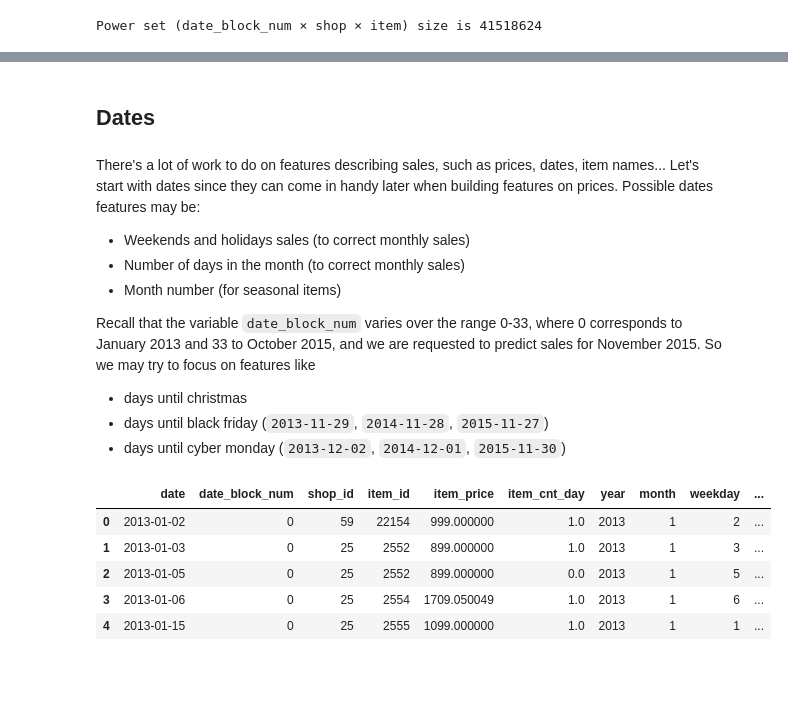
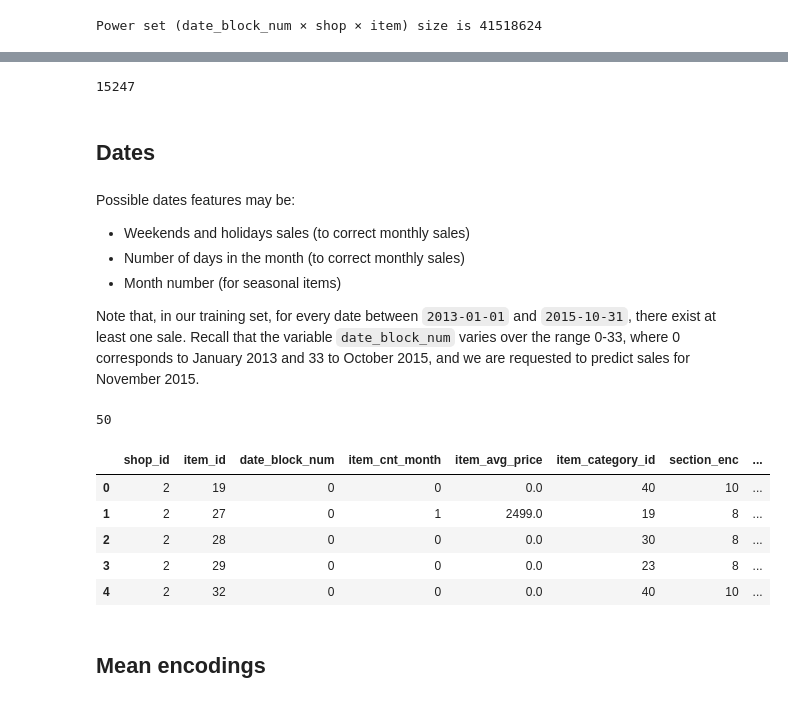
Before and after one commit to pietroventurini/predict-future-sales, a Jupyter notebook: Predict_Future_Sales_EDA.ipynb, the cells around one changed output, grey strips where cells are left out. Drawn from its saved outputs; the diff is of its cells as text; code cells hidden in the pictures; blank space fills up the shorter version.

Commit message:
Add mean encodings and lags

```diff
--- a/Predict_Future_Sales_EDA.ipynb
+++ b/Predict_Future_Sales_EDA.ipynb
@@ -277,9 +297,3 @@ shops['shop_type'] = shops['shop_name'].apply(lambda x: 'мтрц' if 'мтрц'
                          else 'тц' if 'тц' in x
                          else 'тк' if 'тк' in x
                          else np.nan)
-# %%
-# add first month to each shop
-shops = shops.join(train.groupby('shop_id')['date_block_num'].min()).rename(columns={'date_block_num':'first_month'})
-
-# add last month to each shop
-shops = shops.join(train.groupby('shop_id')['date_block_num'].max()).rename(columns={'date_block_num':'last_month'})
@@ -424,10 +475,0 @@ train.groupby(['date_block_num','shop_id','item_id']).prod().reset_index()[['dat
-# %%
-grid = []
-
-for block_num in sale_train['date_block_num'].unique():
-
-    cur_shops = sale_train[sale_train['date_block_num']==block_num]['shop_id'].unique()
-
-    cur_items = sale_train[sale_train['date_block_num']==block_num]['item_id'].unique()
-
-    grid.append(np.array(list(product(*[cur_shops, cur_items, [block_num]])),dtype='int32'))
@@ -434,12 +511,32 @@ for block_num in sale_train['date_block_num'].unique():
+# %%
+# merge train with items
+sales = sales.merge(items[['item_id', 'item_category_id']], on=['item_id'], how='left')
+
+# merge test with items
+test = test.merge(items[['item_id', 'item_category_id']], on=['item_id'], how='left')
+
+# merge train with categories
+sales = sales.merge(categories, on=['item_category_id'], how='left')
+
+# merge test with categories
+test = test.merge(categories, on=['item_category_id'], how='left')
+
+# merge train with shops
+sales = sales.merge(shops, on=['shop_id'], how='left')
+
+# merge test with shops
+test = test.merge(shops, on=['shop_id'], how='left')
+
+del grid, mthly_sales, mthly_shops, mthly_items, categories, shops
+gc.collect()
+# %% [output]
+15247
 # %% [markdown]
 ## Dates
 # %% [markdown]
-There's a lot of work to do on features describing sales, such as prices, dates, item names... Let's start with dates since they can come in handy later when building features on prices. Possible dates features may be:
+Possible dates features may be:
 - Weekends and holidays sales (to correct monthly sales)
 - Number of days in the month (to correct monthly sales)
 - Month number (for seasonal items)
 
-Recall that the variable `date_block_num` varies over the range 0-33, where 0 corresponds to January 2013 and 33 to October 2015, and we are requested to predict sales for November 2015. So we may try to focus on features like
-- days until christmas
-- days until black friday (`2013-11-29`, `2014-11-28`, `2015-11-27`)
-- days until cyber monday (`2013-12-02`, `2014-12-01`, `2015-11-30`)
+Note that, in our training set, for every date between `2013-01-01` and `2015-10-31`, there exist at least one sale. Recall that the variable `date_block_num` varies over the range 0-33, where 0 corresponds to January 2013 and 33 to October 2015, and we are requested to predict sales for November 2015.
@@ -481,9 +589,16 @@ train['days_until_cybermo'] = train.days_until_cybermo.astype(np.int16)
+# %%
+del train, dates, monthly_data, weekdays, sdate, edate
+gc.collect()
+# %% [output]
+50
 # %%
-train.head(5)
+sales.head(5)
 # %% [output]
-|  | date | date_block_num | shop_id | item_id | item_price | item_cnt_day | year | month | weekday | ... |
-| 0 | 2013-01-02 | 0 | 59 | 22154 | 999.000000 | 1.0 | 2013 | 1 | 2 | ... |
-| 1 | 2013-01-03 | 0 | 25 | 2552 | 899.000000 | 1.0 | 2013 | 1 | 3 | ... |
-| 2 | 2013-01-05 | 0 | 25 | 2552 | 899.000000 | 0.0 | 2013 | 1 | 5 | ... |
-| 3 | 2013-01-06 | 0 | 25 | 2554 | 1709.050049 | 1.0 | 2013 | 1 | 6 | ... |
-| 4 | 2013-01-15 | 0 | 25 | 2555 | 1099.000000 | 1.0 | 2013 | 1 | 1 | ... |
+|  | shop_id | item_id | date_block_num | item_cnt_month | item_avg_price | item_category_id | section_enc | ... |
+| 0 | 2 | 19 | 0 | 0 | 0.0 | 40 | 10 | ... |
+| 1 | 2 | 27 | 0 | 1 | 2499.0 | 19 | 8 | ... |
+| 2 | 2 | 28 | 0 | 0 | 0.0 | 30 | 8 | ... |
+| 3 | 2 | 29 | 0 | 0 | 0.0 | 23 | 8 | ... |
+| 4 | 2 | 32 | 0 | 0 | 0.0 | 40 | 10 | ... |
+# %% [markdown]
+## Mean encodings
```
Also changed, not shown: parts of 22 cells of this notebook.
